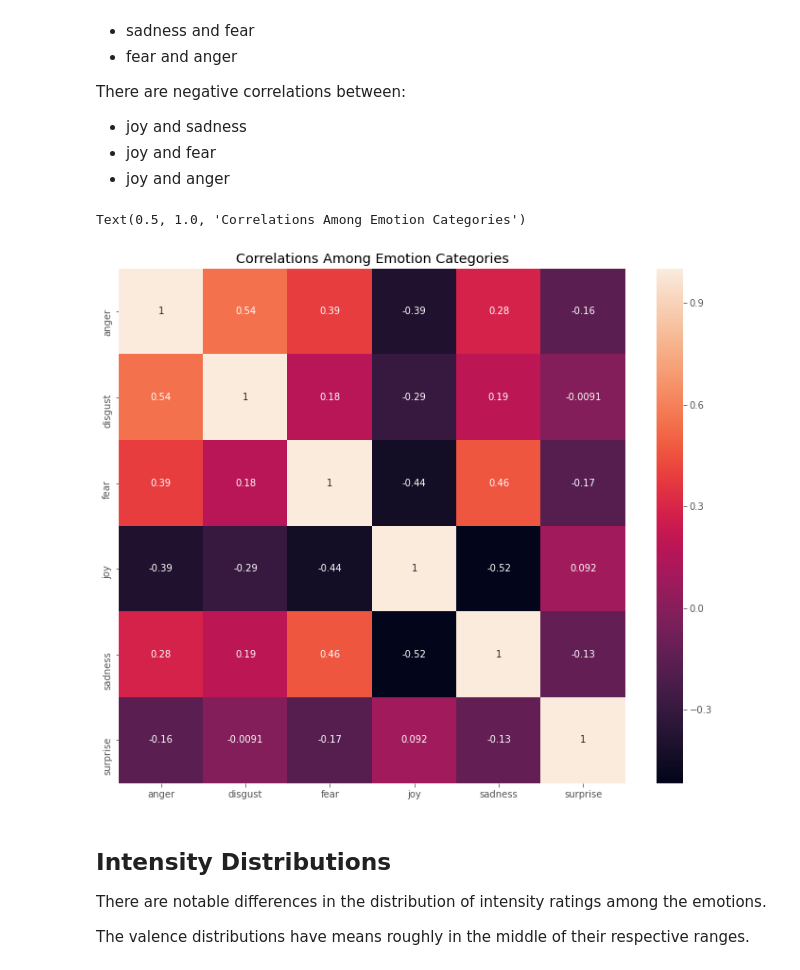
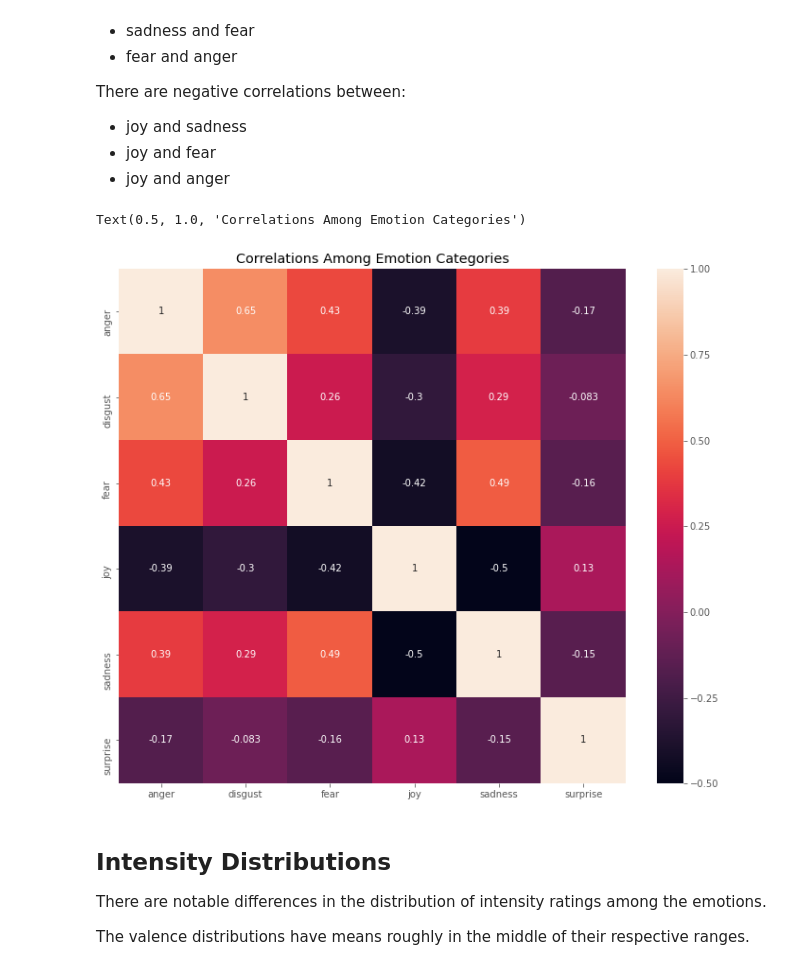
Before and after one commit to kemepley/Detecting_Emotions, a Jupyter notebook: Exploratory_Data_Analysis.ipynb, the cells around one changed output. Drawn from its saved outputs; the diff is of its cells as text; code cells hidden in the pictures.

```diff
--- a/Exploratory_Data_Analysis.ipynb
+++ b/Exploratory_Data_Analysis.ipynb
@@ -35,7 +35,7 @@ from get_emotion_wordcount import *
 from get_pos_neg_wordcount import *
 # %%
 # use custom function to get the corpus df, label dfs, and validation dfs
-corpus_df, val_corpus_df, emotion_df, val_emotion_df, valence_df, val_valence_df = get_labeled_dfs()
+corpus_df, emotion_df, valence_df = get_labeled_dfs()
 # %%
 corpus_df.head()
 # %% [output]
@@ -115,12 +115,12 @@ There are negative correlations between:
 # %%
 # correlations among emotion categories
 plt.figure(figsize=(12,10))
-corr = emotion_df.iloc[:,:-1].corr()
+corr = emotion_df.iloc[:,:6].corr()
 sns.heatmap(corr, xticklabels=corr.columns, yticklabels=corr.columns, annot=True)
 plt.title('Correlations Among Emotion Categories')
 # %% [output]
 Text(0.5, 1.0, 'Correlations Among Emotion Categories')
-[figure, old version]
+[figure, new version]
 # %% [markdown]
 ## Intensity Distributions
 
```
Also changed, not shown: parts of 12 cells of this notebook, 2 other files.
